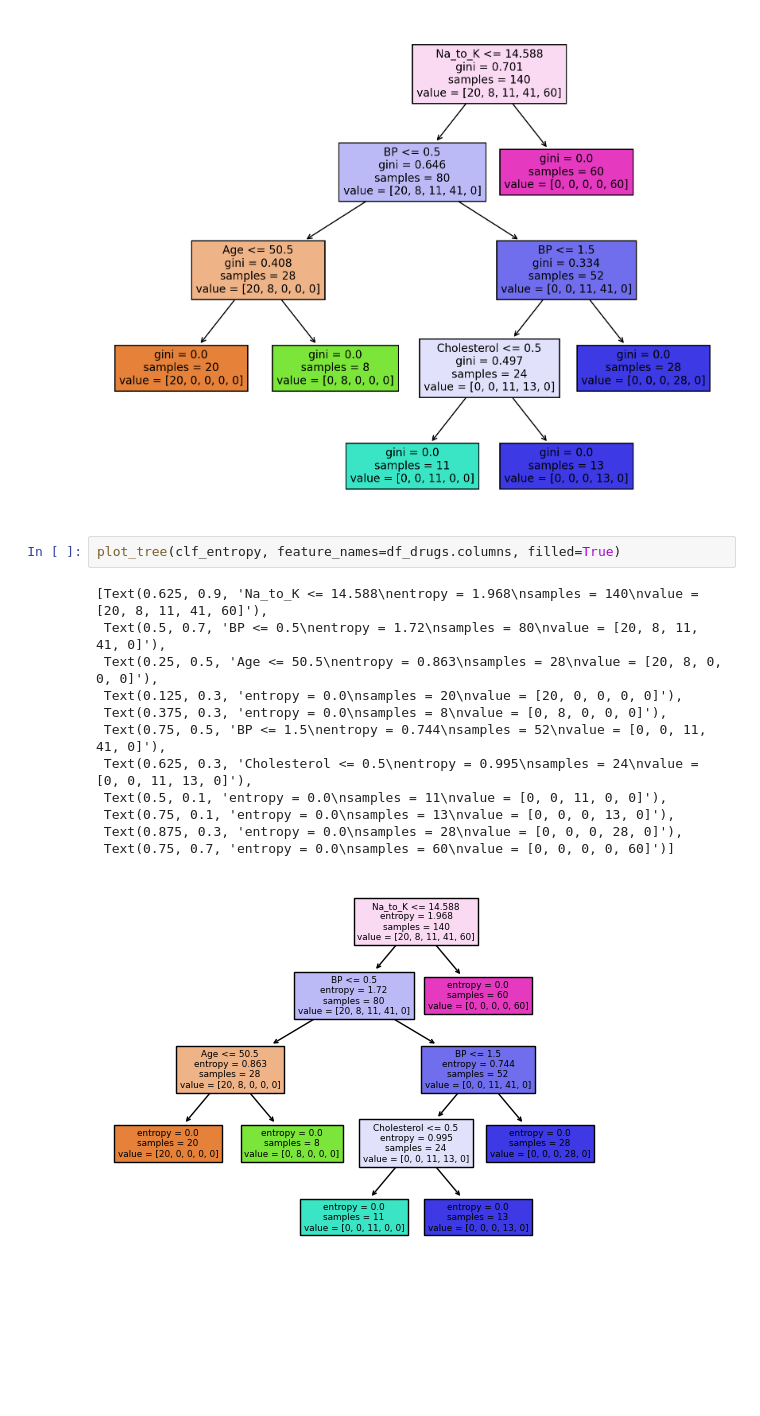
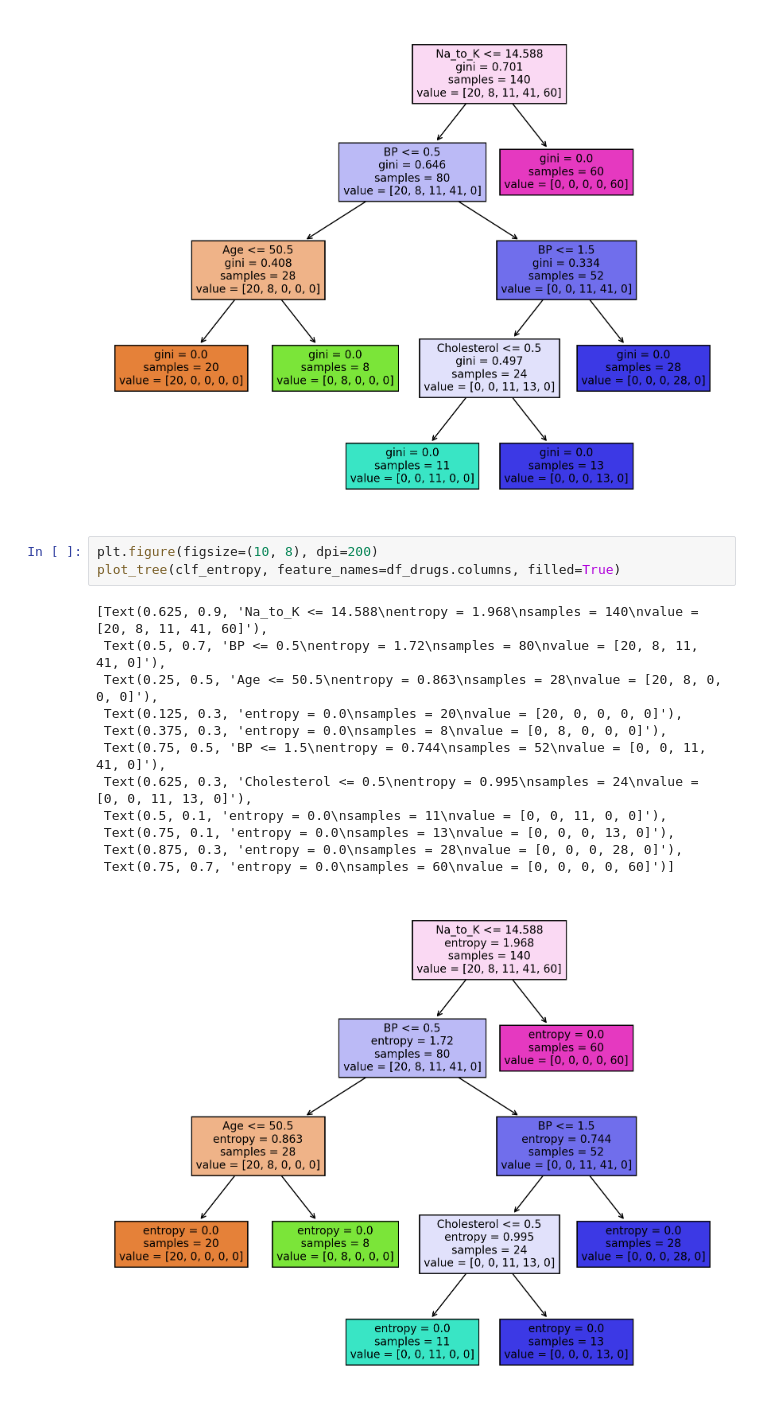
Before and after one commit to fauzan-arif/drugs_decisiontrees, a Jupyter notebook: drugs_classification.ipynb, the cells around one changed output. Drawn from its saved outputs; the diff is of its cells as text; blank space fills up the shorter version.

```diff
--- a/drugs_classification.ipynb
+++ b/drugs_classification.ipynb
@@ -196,17 +196,18 @@ plot_tree(clf_gini, feature_names=df_drugs.columns, filled=True)
  Text(0.75, 0.7, 'gini = 0.0\nsamples = 60\nvalue = [0, 0, 0, 0, 60]')]
 [figure]
 # %%
+plt.figure(figsize=(10, 8), dpi=200)
 plot_tree(clf_entropy, feature_names=df_drugs.columns, filled=True)
 # %% [output]
 [Text(0.625, 0.9, 'Na_to_K <= 14.588\nentropy = 1.968\nsamples = 140\nvalue = [20, 8, 11, 41, 60]'),
  Text(0.5, 0.7, 'BP <= 0.5\nentropy = 1.72\nsamples = 80\nvalue = [20, 8, 11, 41, 0]'),
  Text(0.25, 0.5, 'Age <= 50.5\nentropy = 0.863\nsamples = 28\nvalue = [20, 8, 0, 0, 0]'),
  Text(0.125, 0.3, 'entropy = 0.0\nsamples = 20\nvalue = [20, 0, 0, 0, 0]'),
  Text(0.375, 0.3, 'entropy = 0.0\nsamples = 8\nvalue = [0, 8, 0, 0, 0]'),
  Text(0.75, 0.5, 'BP <= 1.5\nentropy = 0.744\nsamples = 52\nvalue = [0, 0, 11, 41, 0]'),
  Text(0.625, 0.3, 'Cholesterol <= 0.5\nentropy = 0.995\nsamples = 24\nvalue = [0, 0, 11, 13, 0]'),
  Text(0.5, 0.1, 'entropy = 0.0\nsamples = 11\nvalue = [0, 0, 11, 0, 0]'),
  Text(0.75, 0.1, 'entropy = 0.0\nsamples = 13\nvalue = [0, 0, 0, 13, 0]'),
  Text(0.875, 0.3, 'entropy = 0.0\nsamples = 28\nvalue = [0, 0, 0, 28, 0]'),
  Text(0.75, 0.7, 'entropy = 0.0\nsamples = 60\nvalue = [0, 0, 0, 0, 60]')]
-[figure, old version]
+[figure, new version]
```
